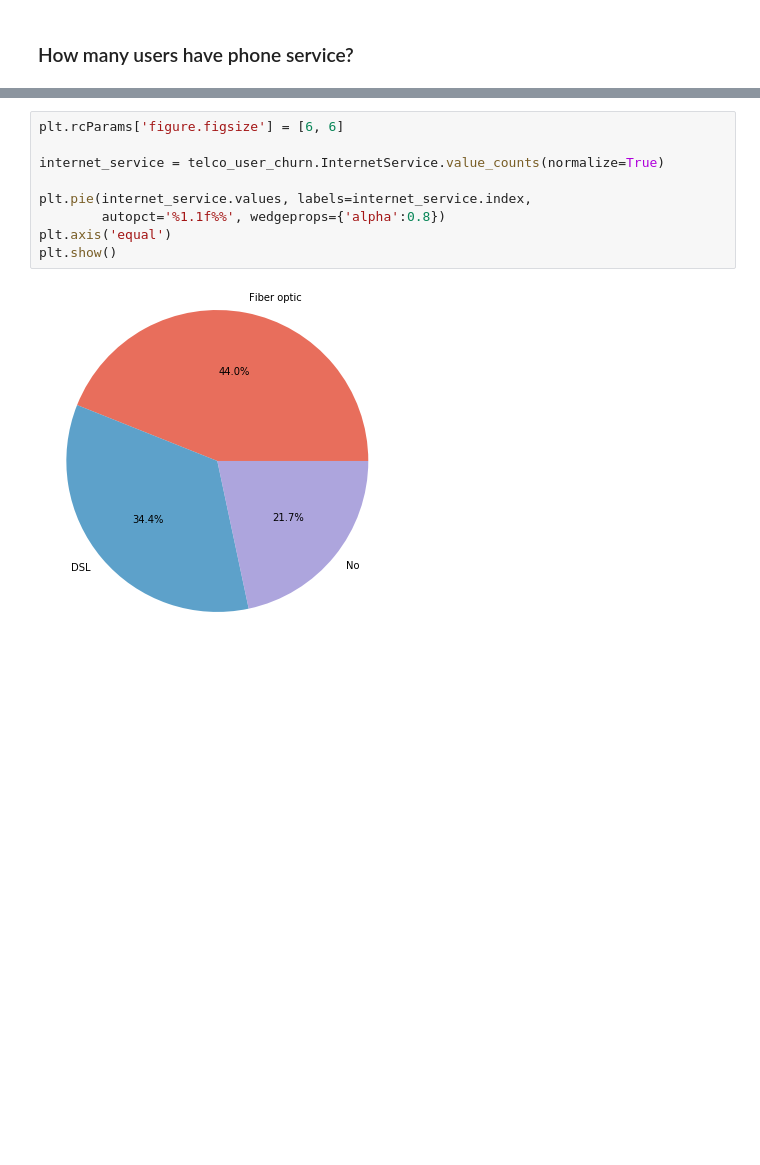
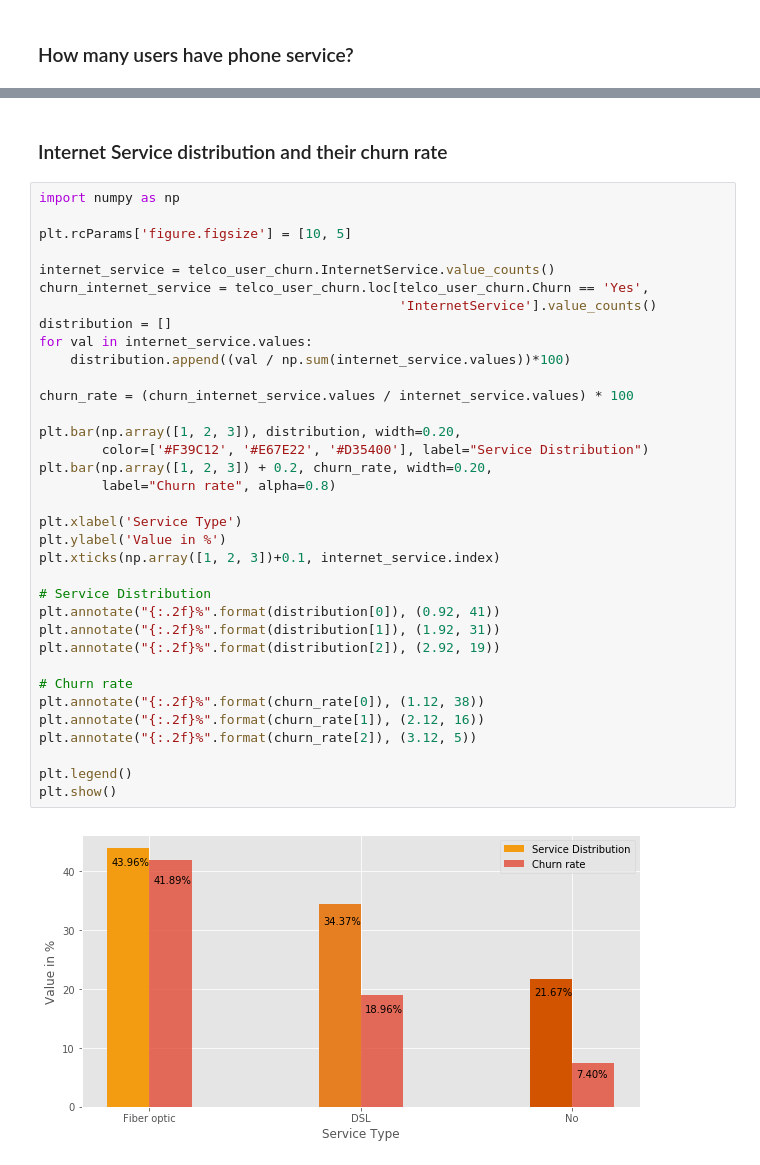
Before and after one commit to oxfordinette/ml-pre-built-templates, a Jupyter notebook: Clustering/Clustering.ipynb, the cells around one changed output, grey strips where cells are left out. Saved outputs shown, nothing was run; the diff lists cells and outputs as text; blank space fills up the shorter version.

```diff
--- a/Clustering/Clustering.ipynb
+++ b/Clustering/Clustering.ipynb
@@ -215,11 +217,39 @@ plt.show()
-# %%
-plt.rcParams['figure.figsize'] = [6, 6]
-
-internet_service = telco_user_churn.InternetService.value_counts(normalize=True)
-
-plt.pie(internet_service.values, labels=internet_service.index,
-        autopct='%1.1f%%', wedgeprops={'alpha':0.8})
-plt.axis('equal')
-plt.show()
-# %% [output]
-[figure, removed]
+# %% [markdown]
+### Internet Service distribution and their churn rate
+# %%
+import numpy as np
+
+plt.rcParams['figure.figsize'] = [10, 5]
+
+internet_service = telco_user_churn.InternetService.value_counts()
+churn_internet_service = telco_user_churn.loc[telco_user_churn.Churn == 'Yes',
+                                              'InternetService'].value_counts()
+distribution = []
+for val in internet_service.values:
+    distribution.append((val / np.sum(internet_service.values))*100)
+
+churn_rate = (churn_internet_service.values / internet_service.values) * 100
+
+plt.bar(np.array([1, 2, 3]), distribution, width=0.20,
+        color=['#F39C12', '#E67E22', '#D35400'], label="Service Distribution")
+plt.bar(np.array([1, 2, 3]) + 0.2, churn_rate, width=0.20,
+        label="Churn rate", alpha=0.8)
+
+plt.xlabel('Service Type')
+plt.ylabel('Value in %')
+plt.xticks(np.array([1, 2, 3])+0.1, internet_service.index)
+
+# Service Distribution
+plt.annotate("{:.2f}%".format(distribution[0]), (0.92, 41))
+plt.annotate("{:.2f}%".format(distribution[1]), (1.92, 31))
+plt.annotate("{:.2f}%".format(distribution[2]), (2.92, 19))
+
+# Churn rate
+plt.annotate("{:.2f}%".format(churn_rate[0]), (1.12, 38))
+plt.annotate("{:.2f}%".format(churn_rate[1]), (2.12, 16))
+plt.annotate("{:.2f}%".format(churn_rate[2]), (3.12, 5))
+
+plt.legend()
+plt.show()
+# %% [output]
+[figure, added]
```
Also changed, not shown: parts of 15 cells of this notebook.
